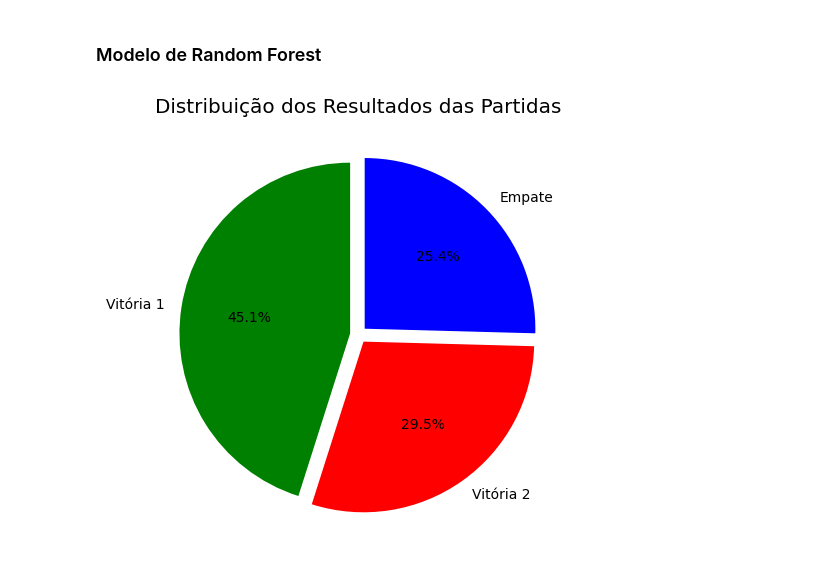
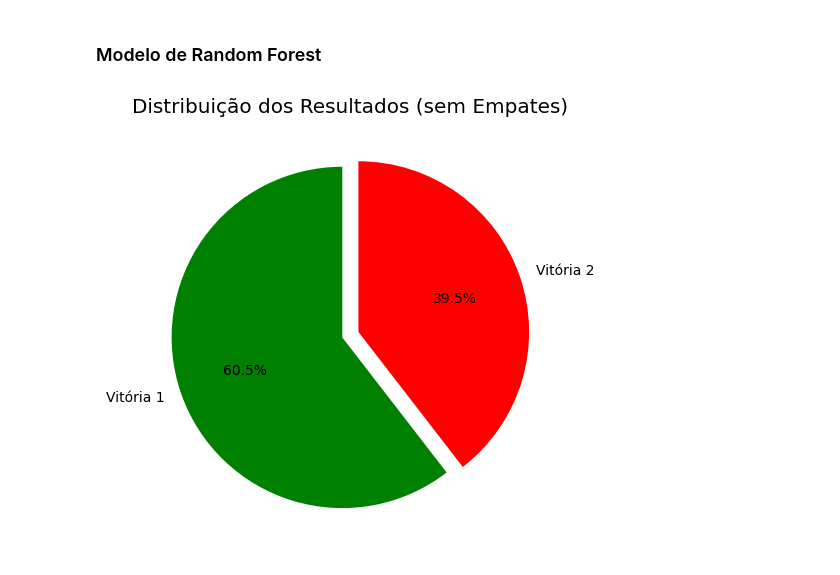
Before and after one commit to UFRJ-Analytica/PS-2025.1, a Jupyter notebook: analise_exploratorio.ipynb, the cells around one changed output. Drawn from its saved outputs; the diff is of its cells as text; code cells hidden in the pictures.

Commit message:
Remove empates e ajusta criação da coluna Resultado

```diff
--- a/analise_exploratorio.ipynb
+++ b/analise_exploratorio.ipynb
@@ -874,44 +874,31 @@ Acurácia de 80,57% indica um bom desempenho geral do modelo, com destaque para
 # %% [markdown]
 ### Modelo de Random Forest
 # %%
-# Função para classificar o resultado da partida
+# Remove partidas com empate
+df = df[df['Gols 1'] != df['Gols 2']].reset_index(drop=True)
 
-def classificar_resultado(row):
-    if row['Gols 1'] > row['Gols 2']:
-        return 'Vitória 1'
-    elif row['Gols 2'] > row['Gols 1']:
-        return 'Vitória 2'
-    else:
-        return 'Empate'
+# Cria coluna de resultado
+df['Resultado'] = df.apply(lambda row: 'Vitória 1' if row['Gols 1'] > row['Gols 2'] else 'Vitória 2', axis=1)
 
-
-# Aplica a classificação
-df_randomForest['Resultado'] = df_randomForest.apply(classificar_resultado, axis=1)
-
-# Conta e normaliza os resultados
-distribuicao_resultados = df_randomForest['Resultado'].value_counts(normalize=True)
-
-# Define as cores na ordem dos índices
+# --- Gráfico de pizza com a distribuição dos resultados ---
+distribuicao_resultados = df['Resultado'].value_counts(normalize=True)
 cores = {
     'Vitória 1': 'green',
-    'Vitória 2': 'red',
-    'Empate': 'blue'
+    'Vitória 2': 'red'
 }
 
-# Gráfico de pizza
 distribuicao_resultados.plot.pie(
     autopct='%1.1f%%',
     startangle=90,
     explode=[0.05] * len(distribuicao_resultados),
     colors=[cores[resultado] for resultado in distribuicao_resultados.index]
 )
-
-plt.title('Distribuição dos Resultados das Partidas')
-plt.ylabel('')  # Remove o rótulo do eixo Y
+plt.title('Distribuição dos Resultados (sem Empates)')
+plt.ylabel('')
 plt.tight_layout()
 plt.show()
 # %% [output]
-[figure, old version]
+[figure, new version]
 # %% [markdown]
 Previsao pelo Modelo de Random Florest
 
```
Also changed, not shown: parts of 5 cells of this notebook.
